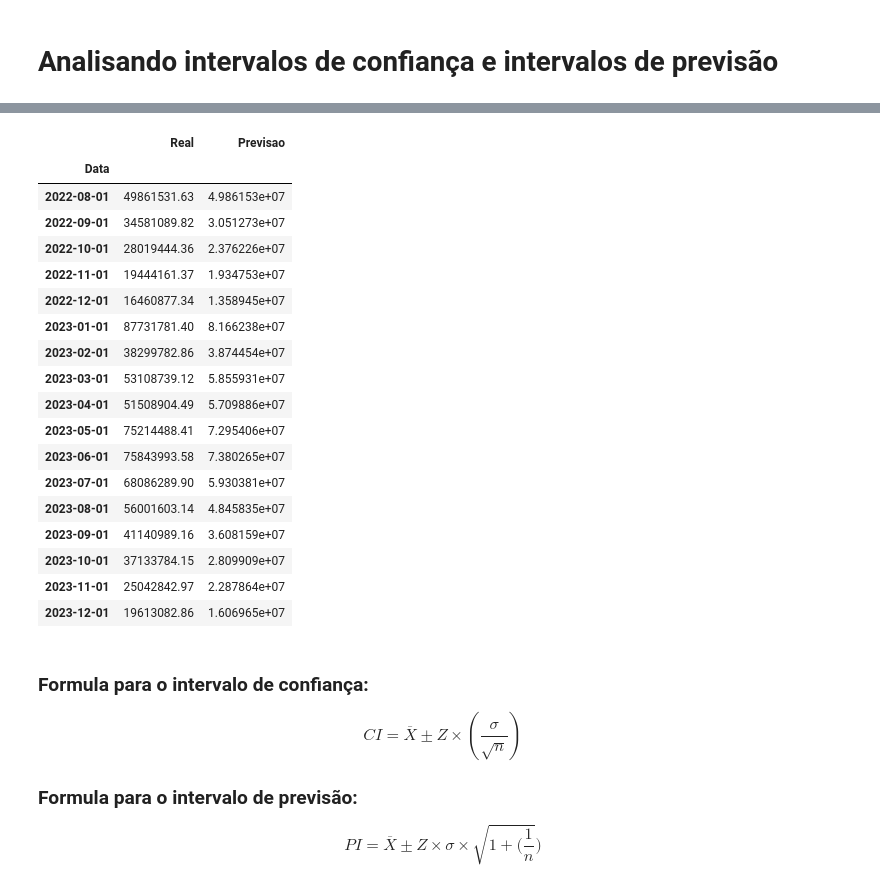
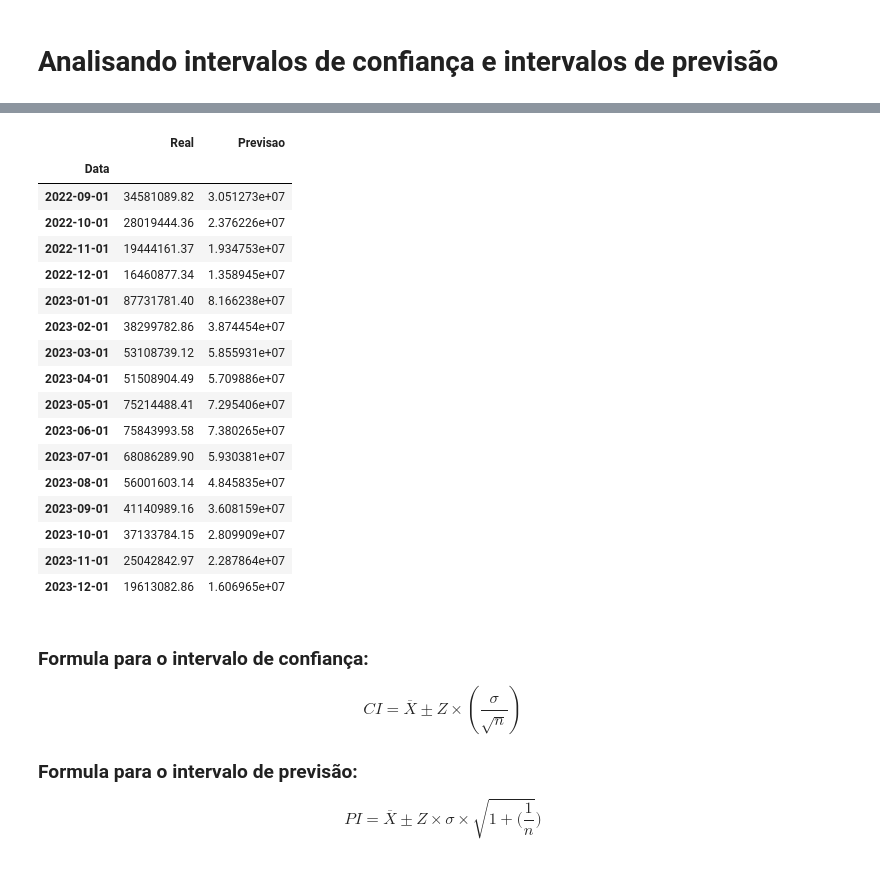
Before and after one commit to viniventur/previsao_artigo_HW_SARIMA, a Jupyter notebook: template_holt_winters.ipynb, the cells around one changed output, grey strips where cells are left out. Drawn from its saved outputs; the diff is of its cells as text; code cells hidden in the pictures.

```diff
--- a/template_holt_winters.ipynb
+++ b/template_holt_winters.ipynb
@@ -299,12 +317,11 @@ IPVA_df_prev_mm
 # %%
-df_prev_real = pd.DataFrame(df_ipva.loc[(df_ipva.index >= '2022-08-01') & (df_ipva.index <= '2023-12-01')].copy())
-df_prev_real['Previsao'] = IPVA_df_prev_mm.loc[(IPVA_df_prev_mm.index >= '2022-08-01') & (IPVA_df_prev_mm.index <= '2023-12-01')].copy()
+df_prev_real = pd.DataFrame(df_ipva.loc[(df_ipva.index >= '2022-09-01') & (df_ipva.index <= '2023-12-01')].copy())
+df_prev_real['Previsao'] = IPVA_df_prev_mm.loc[(IPVA_df_prev_mm.index >= '2022-09-01') & (IPVA_df_prev_mm.index <= '2023-12-01')].copy()
 df_prev_real.rename(columns={'IPVA': 'Real'}, inplace=True)
 df_prev_real
 # %% [output]
 |  | Real | Previsao |
 | Data |  |  |
-| 2022-08-01 | 49861531.63 | 4.986153e+07 |
 | 2022-09-01 | 34581089.82 | 3.051273e+07 |
 | 2022-10-01 | 28019444.36 | 2.376226e+07 |
 | 2022-11-01 | 19444161.37 | 1.934753e+07 |
```
Also changed, not shown: parts of 9 cells of this notebook.
